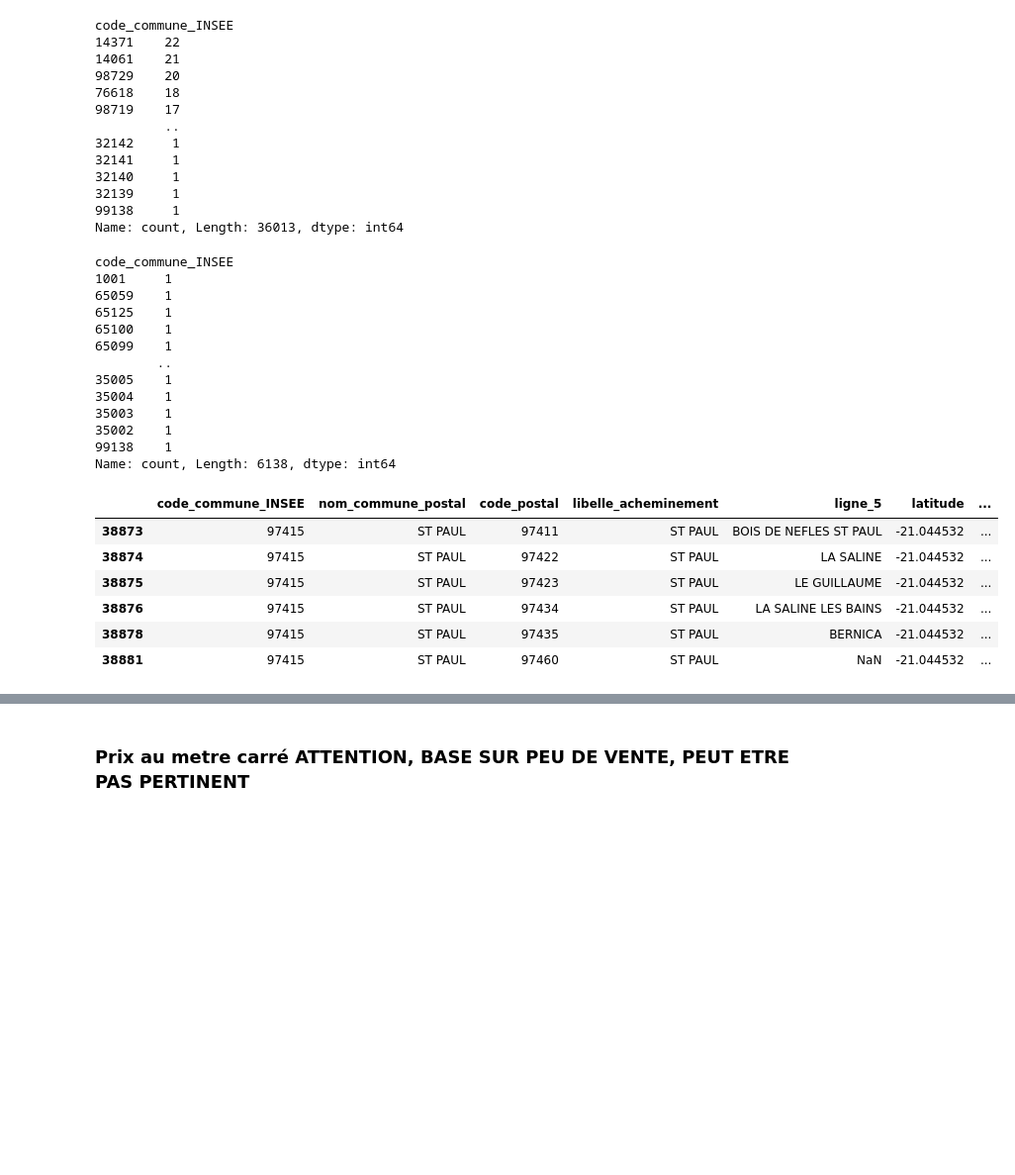
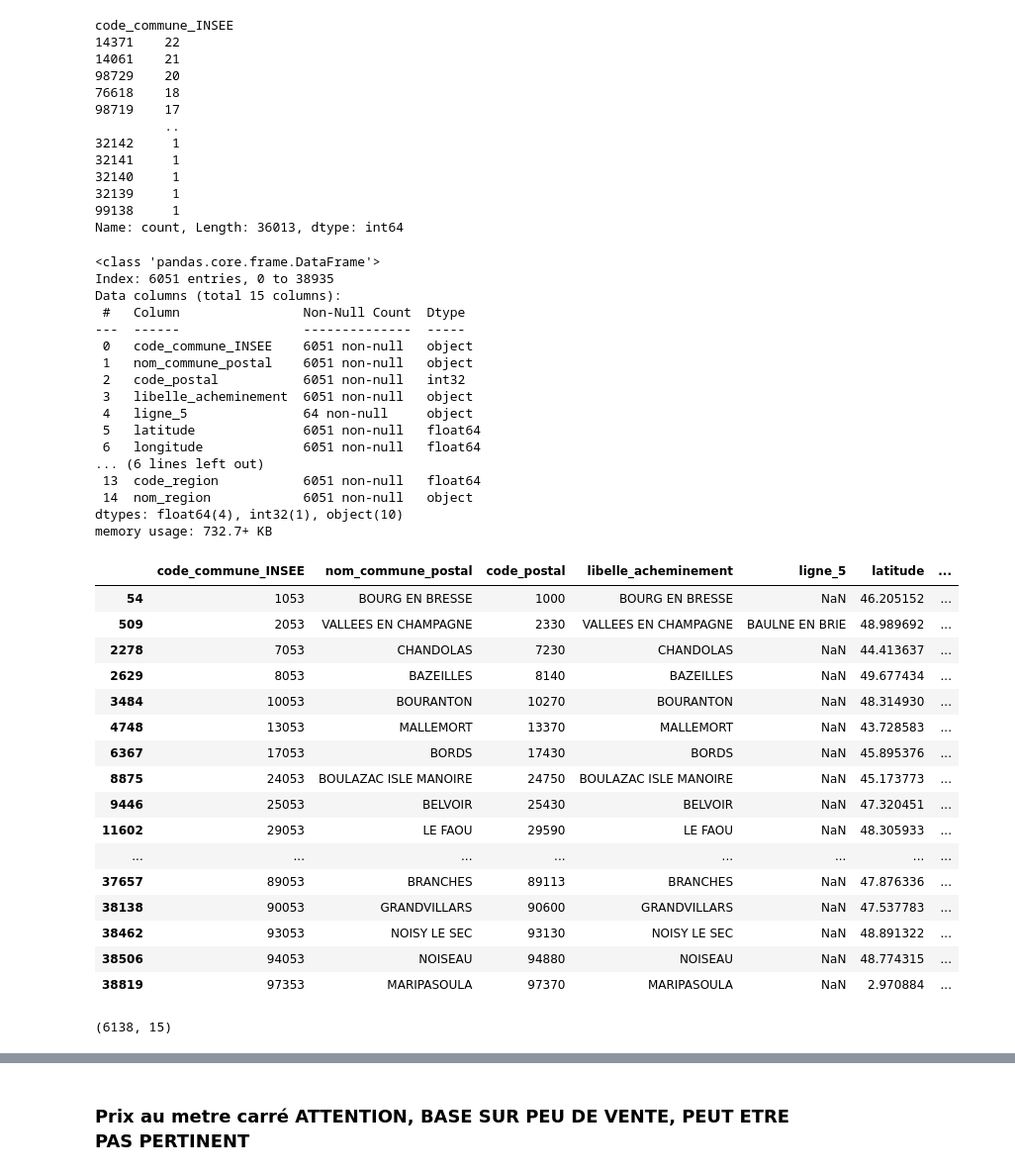
Before and after one commit to Ndeyefatou8/Machine_Learning, a Jupyter notebook: Rapport Analyse.ipynb, the cells around one changed output, grey strips where cells are left out. Shown: that part at 99% size. Cells and saved outputs as stored; diff of their text form; code cells hidden in the pictures; blank space fills up the shorter version.

Commit message:
Cartography + triage base lat longi

```diff
--- a/Rapport Analyse.ipynb
+++ b/Rapport Analyse.ipynb
@@ -5,7 +5,12 @@ import numpy as np
 import matplotlib.pyplot as plt
 # %%
 #Definition du path
-path = "C:/Users/pterron/Documents/projet_python/Application_ml/Depot_data/"
+
+#Université
+#path = "C:/Users/pterron/Documents/projet_python/Application_ml/Depot_data/"
+
+#Maison
+path = "C:/Users/pierr/Documents/1_projet_python/Valeur_fonciere/Depot_data/"
 # %%
 #head set up
 pd.set_option('display.max_columns', None)
@@ -122,32 +239,51 @@ d_comm = d_comm.drop_duplicates(subset=['code_postal'])
 #Meme code commune
 d_comm = d_comm.drop_duplicates(subset=['code_commune_INSEE'])
 
-d_comm.code_postal.value_counts()
-d_comm.code_commune_INSEE.value_counts()
+#Sans latitude ou longitude
+d_comm = d_comm.dropna(axis =0, subset='latitude')
+
+
+d_comm.info()
 # %% [output]
-code_commune_INSEE
-1001     1
-65059    1
-65125    1
-65100    1
-65099    1
-        ..
-35005    1
-35004    1
-35003    1
-35002    1
-99138    1
-Name: count, Length: 6138, dtype: int64
+<class 'pandas.core.frame.DataFrame'>
+Index: 6051 entries, 0 to 38935
+Data columns (total 15 columns):
+ #   Column                Non-Null Count  Dtype
+---  ------                --------------  -----
+ 0   code_commune_INSEE    6051 non-null   object
+ 1   nom_commune_postal    6051 non-null   object
+ 2   code_postal           6051 non-null   int32
+ 3   libelle_acheminement  6051 non-null   object
+ 4   ligne_5               64 non-null     object
+ 5   latitude              6051 non-null   float64
+ 6   longitude             6051 non-null   float64
+... (6 lines left out)
+ 13  code_region           6051 non-null   float64
+ 14  nom_region            6051 non-null   object
+dtypes: float64(4), int32(1), object(10)
+memory usage: 732.7+ KB
 # %%
-d_fil = d_comm.loc[d_comm['code_commune_INSEE'] == '97415']
+d_fil = d_comm.loc[d_comm['code_commune'] == 53]
 d_fil
 # %% [output]
 |  | code_commune_INSEE | nom_commune_postal | code_postal | libelle_acheminement | ligne_5 | latitude | ... |
-| 38873 | 97415 | ST PAUL | 97411 | ST PAUL | BOIS DE NEFLES ST PAUL | -21.044532 | ... |
-| 38874 | 97415 | ST PAUL | 97422 | ST PAUL | LA SALINE | -21.044532 | ... |
-| 38875 | 97415 | ST PAUL | 97423 | ST PAUL | LE GUILLAUME | -21.044532 | ... |
-| 38876 | 97415 | ST PAUL | 97434 | ST PAUL | LA SALINE LES BAINS | -21.044532 | ... |
-| 38878 | 97415 | ST PAUL | 97435 | ST PAUL | BERNICA | -21.044532 | ... |
-| 38881 | 97415 | ST PAUL | 97460 | ST PAUL | NaN | -21.044532 | ... |
+| 54 | 1053 | BOURG EN BRESSE | 1000 | BOURG EN BRESSE | NaN | 46.205152 | ... |
+| 509 | 2053 | VALLEES EN CHAMPAGNE | 2330 | VALLEES EN CHAMPAGNE | BAULNE EN BRIE | 48.989692 | ... |
+| 2278 | 7053 | CHANDOLAS | 7230 | CHANDOLAS | NaN | 44.413637 | ... |
+| 2629 | 8053 | BAZEILLES | 8140 | BAZEILLES | NaN | 49.677434 | ... |
+| 3484 | 10053 | BOURANTON | 10270 | BOURANTON | NaN | 48.314930 | ... |
+| 4748 | 13053 | MALLEMORT | 13370 | MALLEMORT | NaN | 43.728583 | ... |
+| 6367 | 17053 | BORDS | 17430 | BORDS | NaN | 45.895376 | ... |
+| 8875 | 24053 | BOULAZAC ISLE MANOIRE | 24750 | BOULAZAC ISLE MANOIRE | NaN | 45.173773 | ... |
+| 9446 | 25053 | BELVOIR | 25430 | BELVOIR | NaN | 47.320451 | ... |
+| 11602 | 29053 | LE FAOU | 29590 | LE FAOU | NaN | 48.305933 | ... |
+| ... | ... | ... | ... | ... | ... | ... | ... |
+| 37657 | 89053 | BRANCHES | 89113 | BRANCHES | NaN | 47.876336 | ... |
+| 38138 | 90053 | GRANDVILLARS | 90600 | GRANDVILLARS | NaN | 47.537783 | ... |
+| 38462 | 93053 | NOISY LE SEC | 93130 | NOISY LE SEC | NaN | 48.891322 | ... |
+| 38506 | 94053 | NOISEAU | 94880 | NOISEAU | NaN | 48.774315 | ... |
+| 38819 | 97353 | MARIPASOULA | 97370 | MARIPASOULA | NaN | 2.970884 | ... |
 # %%
 d_comm.shape
+# %% [output]
+(6138, 15)
```
Also changed, not shown: parts of 35 cells of this notebook, 1 other file.
